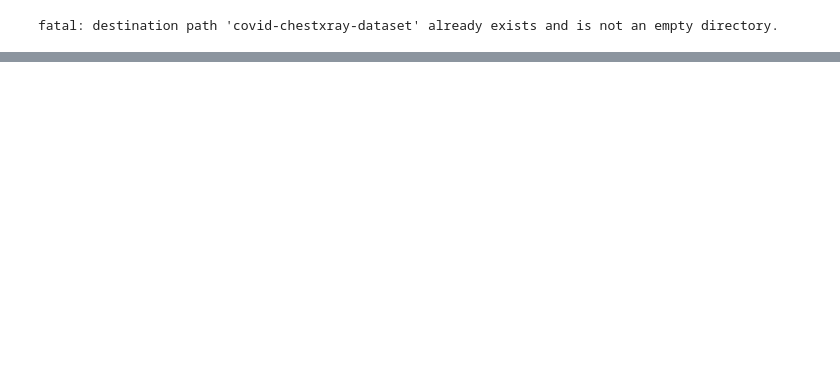
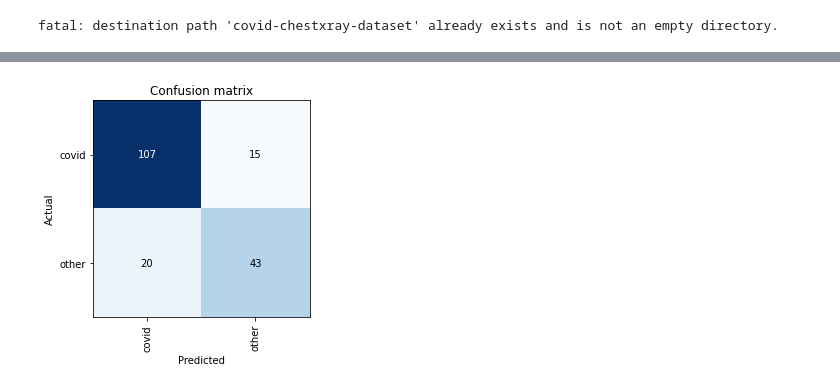
Before and after one commit to OskarMyhreMidboe/DAT255-Chestxray, a Jupyter notebook: DAT255_semesteroppgave.ipynb, the cells around one changed output, grey strips where cells are left out. Drawn from its saved outputs; the diff is of its cells as text; code cells hidden in the pictures; blank space fills up the shorter version.

```diff
--- a/DAT255_semesteroppgave.ipynb
+++ b/DAT255_semesteroppgave.ipynb
@@ -94,0 +139,3 @@ FileNotFoundError: ignored
+# %%
+learn.freeze()
+learn.fit_one_cycle(2, slice(suggested_lr.lr_steep, suggested_lr.lr_min))
@@ -94,0 +146,3 @@ FileNotFoundError: ignored
+# %%
+learn.unfreeze()
+learn.fit_one_cycle(3, slice(suggested_lr.lr_steep, suggested_lr.lr_min))
@@ -94,0 +154,4 @@ FileNotFoundError: ignored
+# %%
+interp = ClassificationInterpretation.from_learner(learn)
+interp.plot_confusion_matrix()
+# %% [output]
@@ -94,0 +159 @@ FileNotFoundError: ignored
+[figure, added]
```
Also changed, not shown: parts of 47 cells of this notebook.
